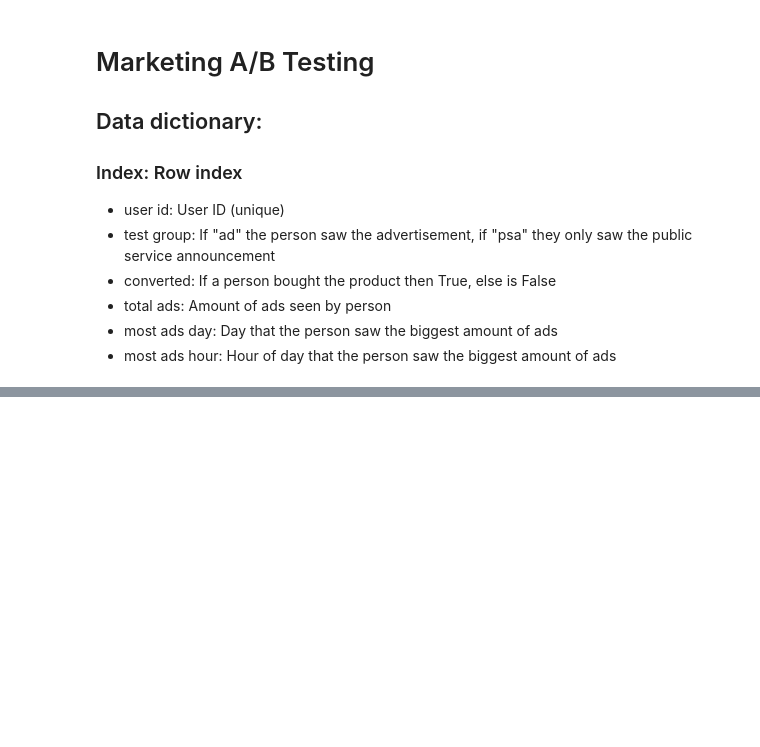
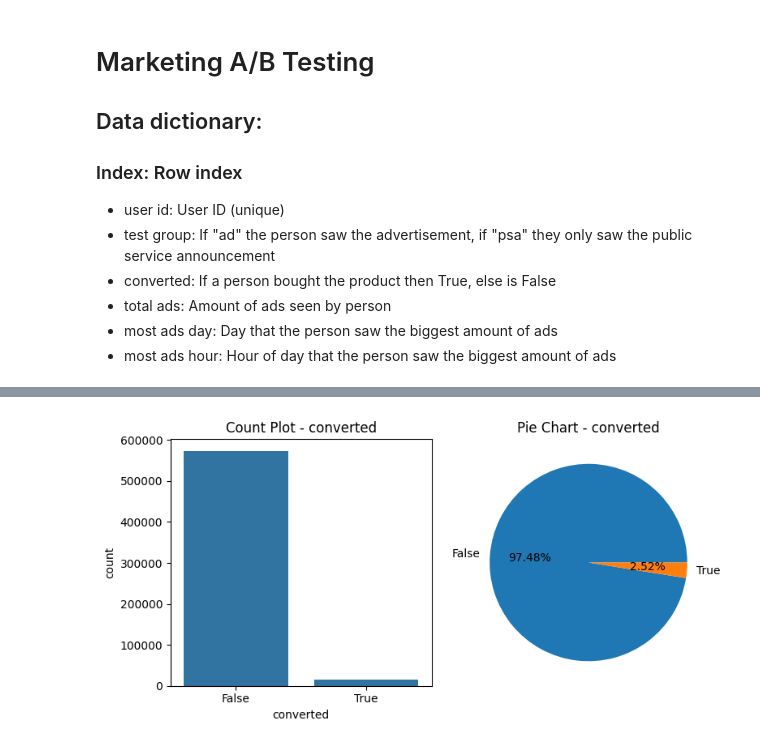
Before and after one commit to AlexanderGajduk/A_B_testing, a Jupyter notebook: marketing_AB.ipynb, the cells around one changed output, grey strips where cells are left out. Cells and saved outputs as stored; diff of their text form; code cells hidden in the pictures; blank space fills up the shorter version.

```diff
--- a/marketing_AB.ipynb
+++ b/marketing_AB.ipynb
@@ -14,0 +95,19 @@ import numpy as np
+# %%
+variable = 'converted'
+
+plt.figure(figsize=(8, 4))
+# Count plot
+plt.subplot(1, 2, 1)
+sns.countplot(x=variable, data=df_cat)
+plt.title(f'Count Plot - {variable}')
+
+# Pie chart
+plt.subplot(1, 2, 2)
+counts = df_cat[variable].value_counts()
+plt.pie(counts, labels=counts.index, autopct='%0.2f%%')
+plt.title(f'Pie Chart - {variable}')
+
+plt.tight_layout()
+plt.show()
+# %% [output]
+[figure, added]
```
Also changed, not shown: parts of 11 cells of this notebook.
